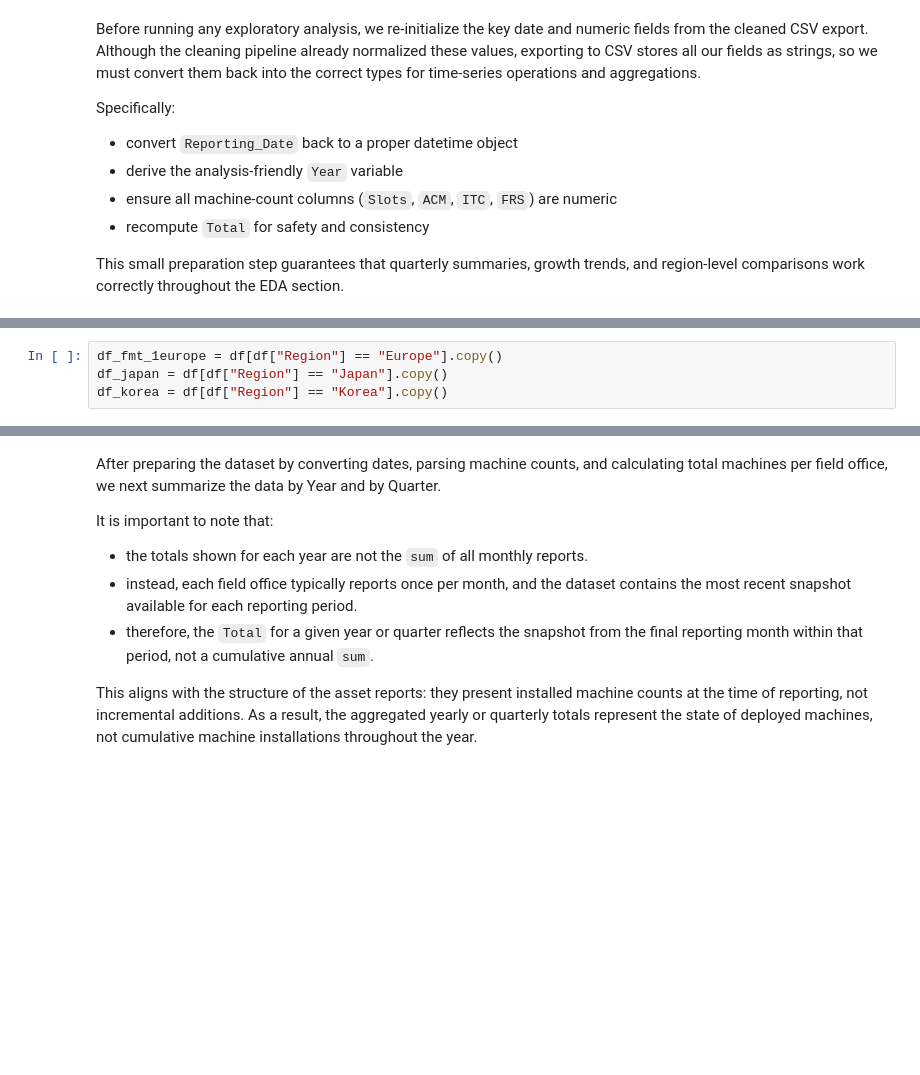
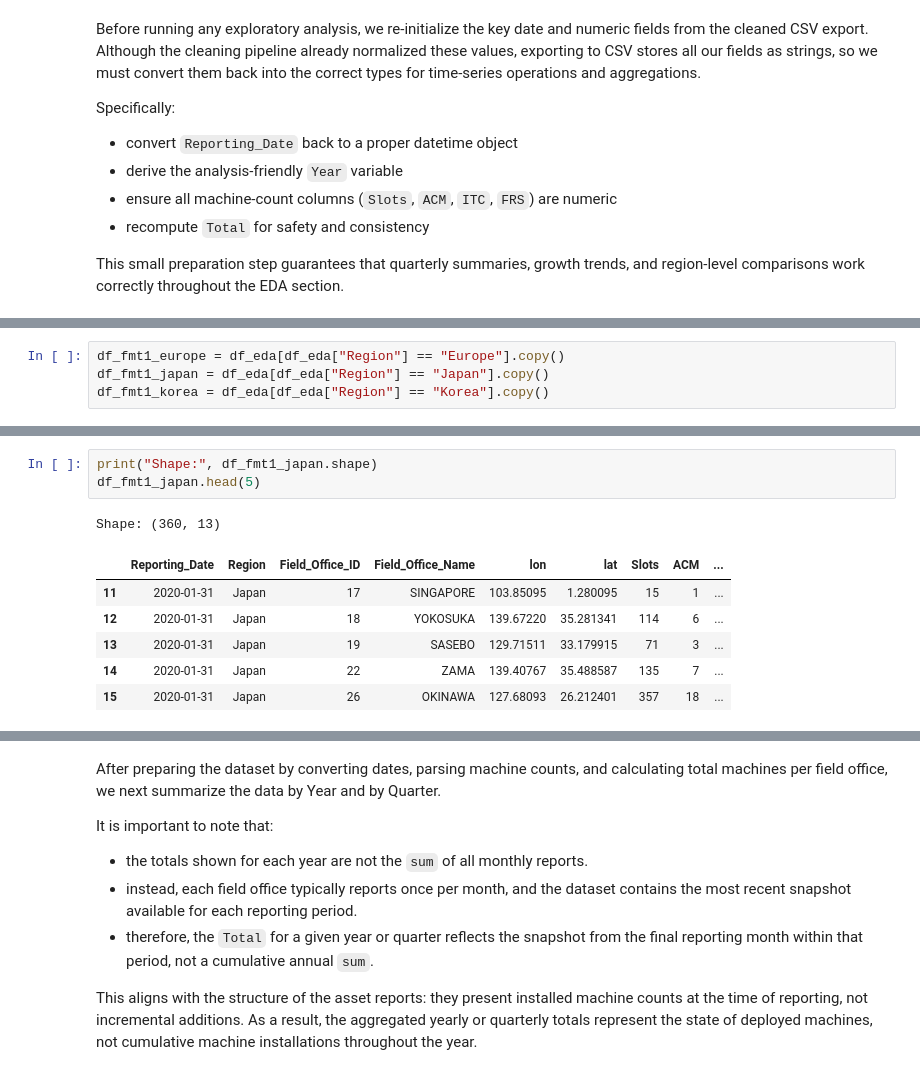
Before and after one commit to pinhaopan/muckrock-liberation, a Jupyter notebook: fa25-team-a/asset_reports.ipynb, the cells around one changed output, grey strips where cells are left out. Cells and saved outputs as stored; diff of their text form; blank space fills up the shorter version.

```diff
--- a/fa25-team-a/asset_reports.ipynb
+++ b/fa25-team-a/asset_reports.ipynb
@@ -946,4 +993,4 @@ df.head()
 # %%
-df_fmt_1europe = df[df["Region"] == "Europe"].copy()
-df_japan = df[df["Region"] == "Japan"].copy()
-df_korea = df[df["Region"] == "Korea"].copy()
+df_fmt1_europe = df_eda[df_eda["Region"] == "Europe"].copy()
+df_fmt1_japan = df_eda[df_eda["Region"] == "Japan"].copy()
+df_fmt1_korea = df_eda[df_eda["Region"] == "Korea"].copy()
@@ -949,0 +1008,11 @@ df_korea = df[df["Region"] == "Korea"].copy()
+# %%
+print("Shape:", df_fmt1_japan.shape)
+df_fmt1_japan.head(5)
+# %% [output]
+Shape: (360, 13)
+|  | Reporting_Date | Region | Field_Office_ID | Field_Office_Name | lon | lat | Slots | ACM | ... |
+| 11 | 2020-01-31 | Japan | 17 | SINGAPORE | 103.85095 | 1.280095 | 15 | 1 | ... |
+| 12 | 2020-01-31 | Japan | 18 | YOKOSUKA | 139.67220 | 35.281341 | 114 | 6 | ... |
+| 13 | 2020-01-31 | Japan | 19 | SASEBO | 129.71511 | 33.179915 | 71 | 3 | ... |
+| 14 | 2020-01-31 | Japan | 22 | ZAMA | 139.40767 | 35.488587 | 135 | 7 | ... |
+| 15 | 2020-01-31 | Japan | 26 | OKINAWA | 127.68093 | 26.212401 | 357 | 18 | ... |
```
Also changed, not shown: parts of 16 cells of this notebook, 1 other file.
